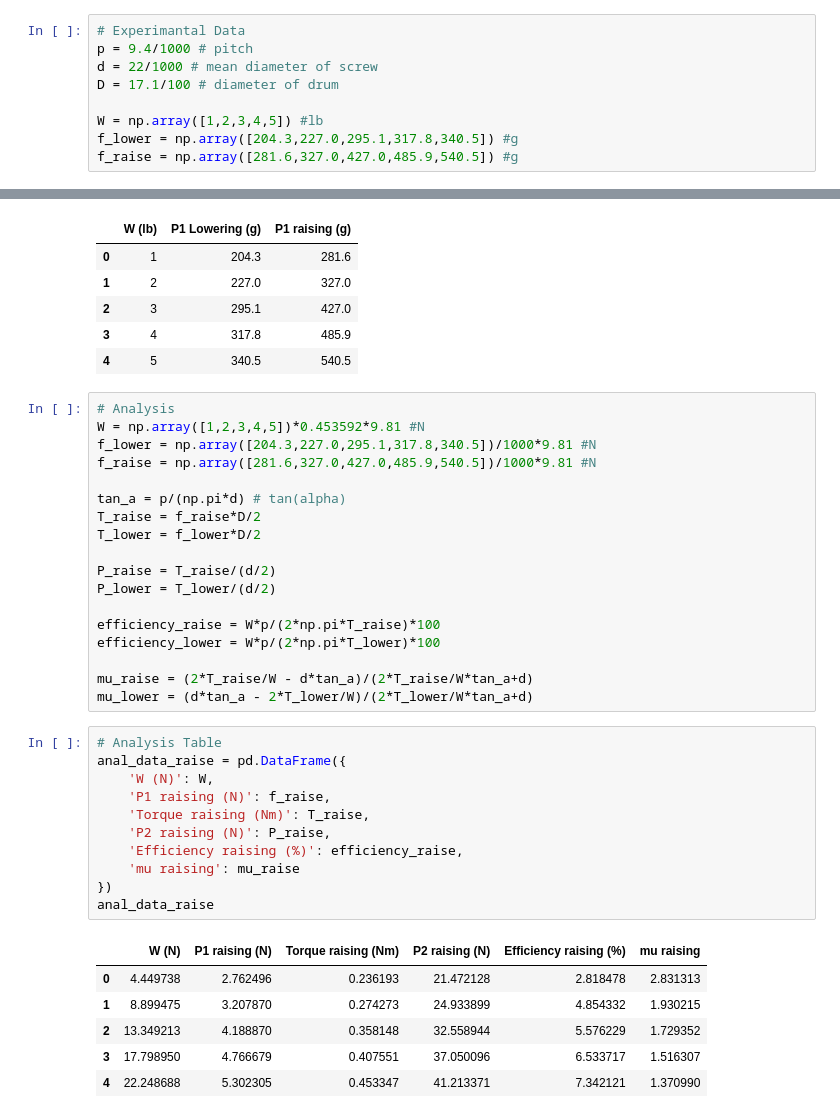
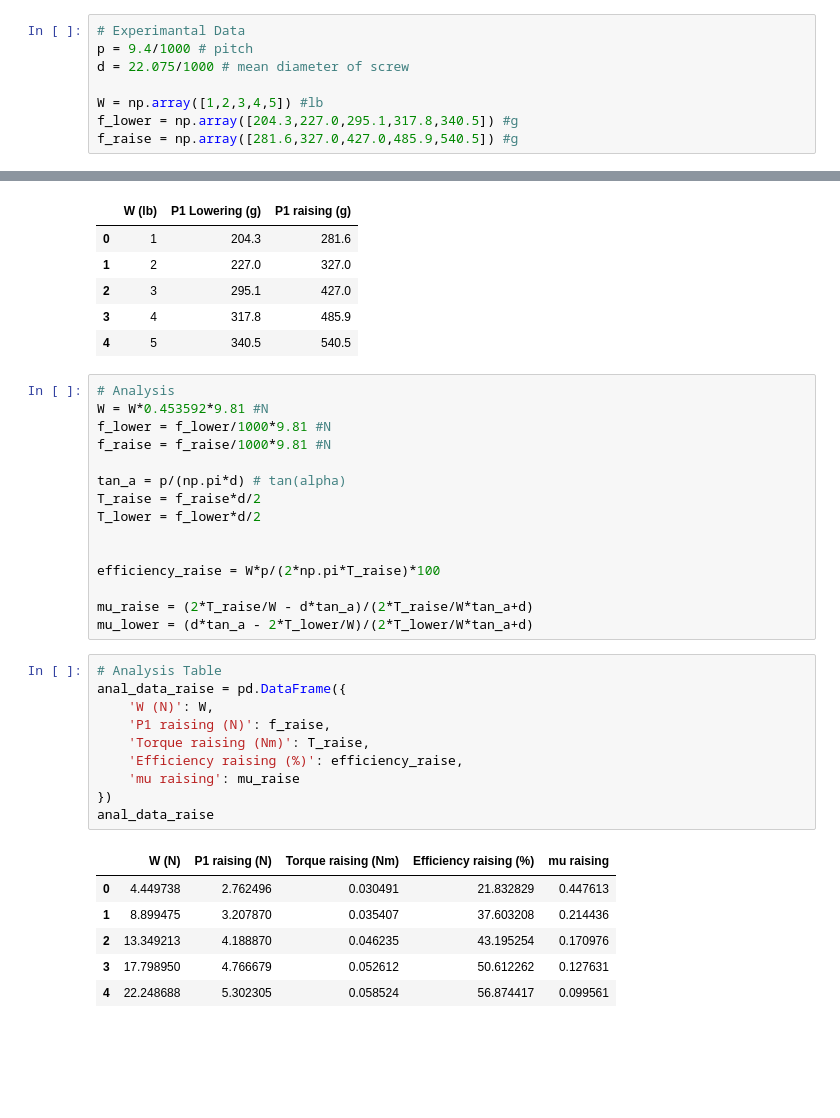
Before and after one commit to David-Junior/Undergrad-Lab-Data-Analysis, a Jupyter notebook: FMM3_212_Theory_of_Machines_Screw_Jack.ipynb, the cells around one changed output, grey strips where cells are left out. Drawn from its saved outputs; the diff is of its cells as text; blank space fills up the shorter version.

```diff
--- a/FMM3_212_Theory_of_Machines_Screw_Jack.ipynb
+++ b/FMM3_212_Theory_of_Machines_Screw_Jack.ipynb
@@ -5,8 +5,7 @@ import matplotlib.pyplot as plt
 # %%
 # Experimantal Data
 p = 9.4/1000 # pitch
-d = 22/1000 # mean diameter of screw
-D = 17.1/100 # diameter of drum
+d = 22.075/1000 # mean diameter of screw
 
 W = np.array([1,2,3,4,5]) #lb
 f_lower = np.array([204.3,227.0,295.1,317.8,340.5]) #g
@@ -27,40 +26,36 @@ exp_data
 | 4 | 5 | 340.5 | 540.5 |
 # %%
 # Analysis
-W = np.array([1,2,3,4,5])*0.453592*9.81 #N
-f_lower = np.array([204.3,227.0,295.1,317.8,340.5])/1000*9.81 #N
-f_raise = np.array([281.6,327.0,427.0,485.9,540.5])/1000*9.81 #N
+W = W*0.453592*9.81 #N
+f_lower = f_lower/1000*9.81 #N
+f_raise = f_raise/1000*9.81 #N
 
 tan_a = p/(np.pi*d) # tan(alpha)
-T_raise = f_raise*D/2
-T_lower = f_lower*D/2
+T_raise = f_raise*d/2
+T_lower = f_lower*d/2
 
-P_raise = T_raise/(d/2)
-P_lower = T_lower/(d/2)
 
 efficiency_raise = W*p/(2*np.pi*T_raise)*100
-efficiency_lower = W*p/(2*np.pi*T_lower)*100
 
 mu_raise = (2*T_raise/W - d*tan_a)/(2*T_raise/W*tan_a+d)
 mu_lower = (d*tan_a - 2*T_lower/W)/(2*T_lower/W*tan_a+d)
 # %%
 # Analysis Table
 anal_data_raise = pd.DataFrame({
     'W (N)': W,
     'P1 raising (N)': f_raise,
     'Torque raising (Nm)': T_raise,
-    'P2 raising (N)': P_raise,
     'Efficiency raising (%)': efficiency_raise,
     'mu raising': mu_raise
 })
 anal_data_raise
 # %% [output]
-|  | W (N) | P1 raising (N) | Torque raising (Nm) | P2 raising (N) | Efficiency raising (%) | mu raising |
-| 0 | 4.449738 | 2.762496 | 0.236193 | 21.472128 | 2.818478 | 2.831313 |
-| 1 | 8.899475 | 3.207870 | 0.274273 | 24.933899 | 4.854332 | 1.930215 |
-| 2 | 13.349213 | 4.188870 | 0.358148 | 32.558944 | 5.576229 | 1.729352 |
-| 3 | 17.798950 | 4.766679 | 0.407551 | 37.050096 | 6.533717 | 1.516307 |
-| 4 | 22.248688 | 5.302305 | 0.453347 | 41.213371 | 7.342121 | 1.370990 |
+|  | W (N) | P1 raising (N) | Torque raising (Nm) | Efficiency raising (%) | mu raising |
+| 0 | 4.449738 | 2.762496 | 0.030491 | 21.832829 | 0.447613 |
+| 1 | 8.899475 | 3.207870 | 0.035407 | 37.603208 | 0.214436 |
+| 2 | 13.349213 | 4.188870 | 0.046235 | 43.195254 | 0.170976 |
+| 3 | 17.798950 | 4.766679 | 0.052612 | 50.612262 | 0.127631 |
+| 4 | 22.248688 | 5.302305 | 0.058524 | 56.874417 | 0.099561 |
 # %%
 # Analysis Table
 anal_data_lower = pd.DataFrame({
```
Also changed, not shown: parts of 2 cells of this notebook.
